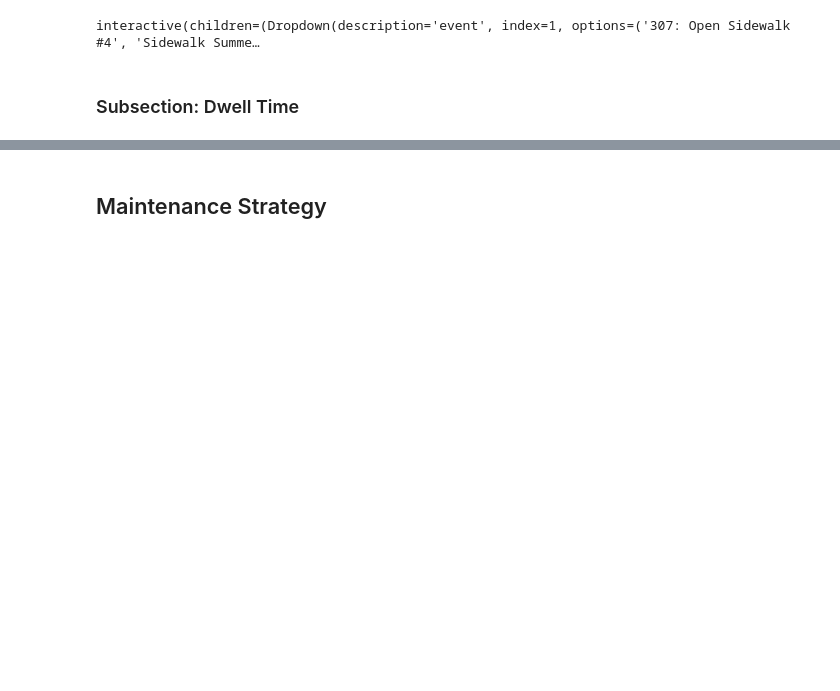
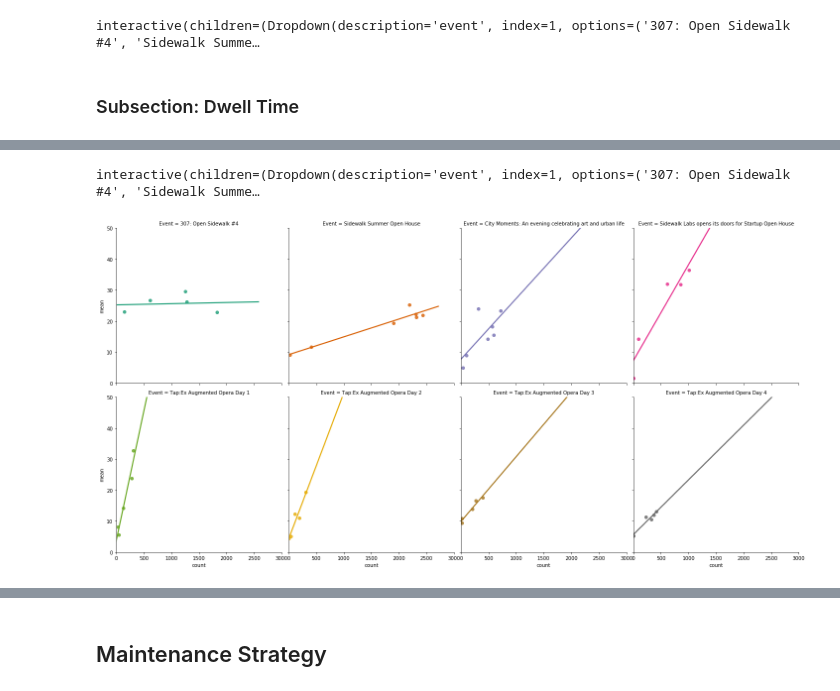
Before and after one commit to wangz585/Sidewalk-Lab-Data-Analysis, a Jupyter notebook: webpage.ipynb, the cells around one changed output, grey strips where cells are left out. Saved outputs shown, nothing was run; the diff lists cells and outputs as text; code cells hidden in the pictures; blank space fills up the shorter version.

```diff
--- a/webpage.ipynb
+++ b/webpage.ipynb
@@ -883,0 +886,18 @@ _ = interact(plot_dwell_time_event,
+# %%
+event_lst = []
+
+for time in feed_dwell_1h_df.time:
+    for row in event_dates.iterrows():
+        start = row[1]['Starting Time']
+        end = row[1]['Ending Time']
+        has_event = False
+        if time >= start and time <= end:
+            event_lst.append(row[1]['Event'])
+            has_event = True
+            break
+    if not has_event:
+        event_lst.append("No")
+# %%
+feed_dwell_1h_df['Event'] = event_lst
+# %%
+feed_dwell_1h_df['hasEvent'] = feed_dwell_1h_df.apply(lambda x: x.Event != 'No', axis = 1)
@@ -883,0 +931,18 @@ _ = interact(plot_dwell_time_event,
+# %%
+_ = interact(plot_dwell_time_ped_count,
+             event=widgets.Dropdown(options= event_dates.Event.tolist() + ['No'], value='Sidewalk Summer Open House'),
+             location=widgets.Dropdown(options=['Streetscape', 'Under Raincoat', 'Outside'],
+                                     value='Streetscape')
+            )
+# %% [output]
+interactive(children=(Dropdown(description='event', index=1, options=('307: Open Sidewalk #4', 'Sidewalk Summe…
+# %%
+feed_dwell_1h_df_event = feed_dwell_1h_df[feed_dwell_1h_df['hasEvent'] == True]
+feed_dwell_1h_df_event_streetscape = feed_dwell_1h_df_event[feed_dwell_1h_df_event['device_name'] == 'Streetscape']
+# %%
+import seaborn as sns;
+g = sns.lmplot(x="count", y="mean", hue="Event", data=feed_dwell_1h_df_event_streetscape,
+               palette="Dark2", ci = None, col = "Event", col_wrap = 4)
+g = g.set(xlim = (0, 3000), ylim = (0, 50))
+# %% [output]
+[figure, added]
```
Also changed, not shown: parts of 15 cells of this notebook.
